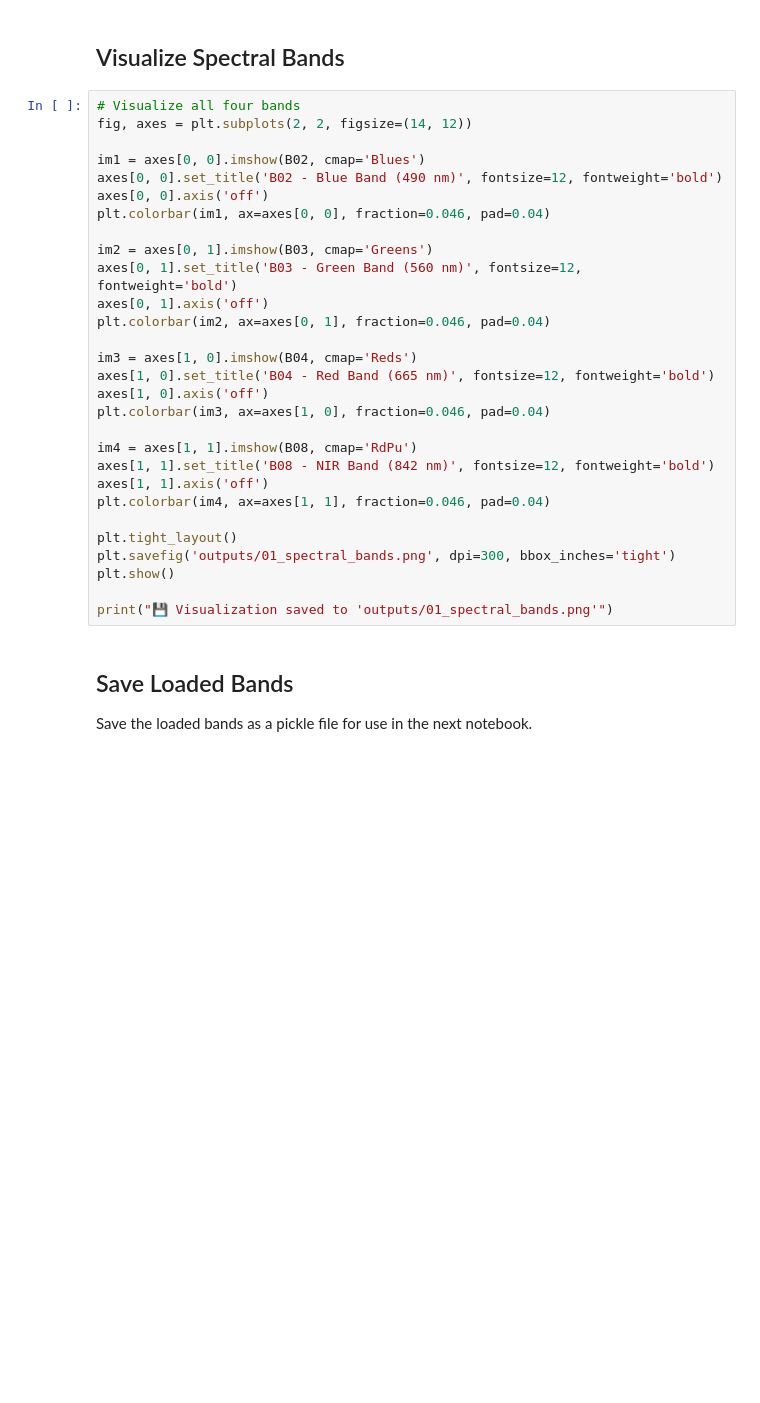
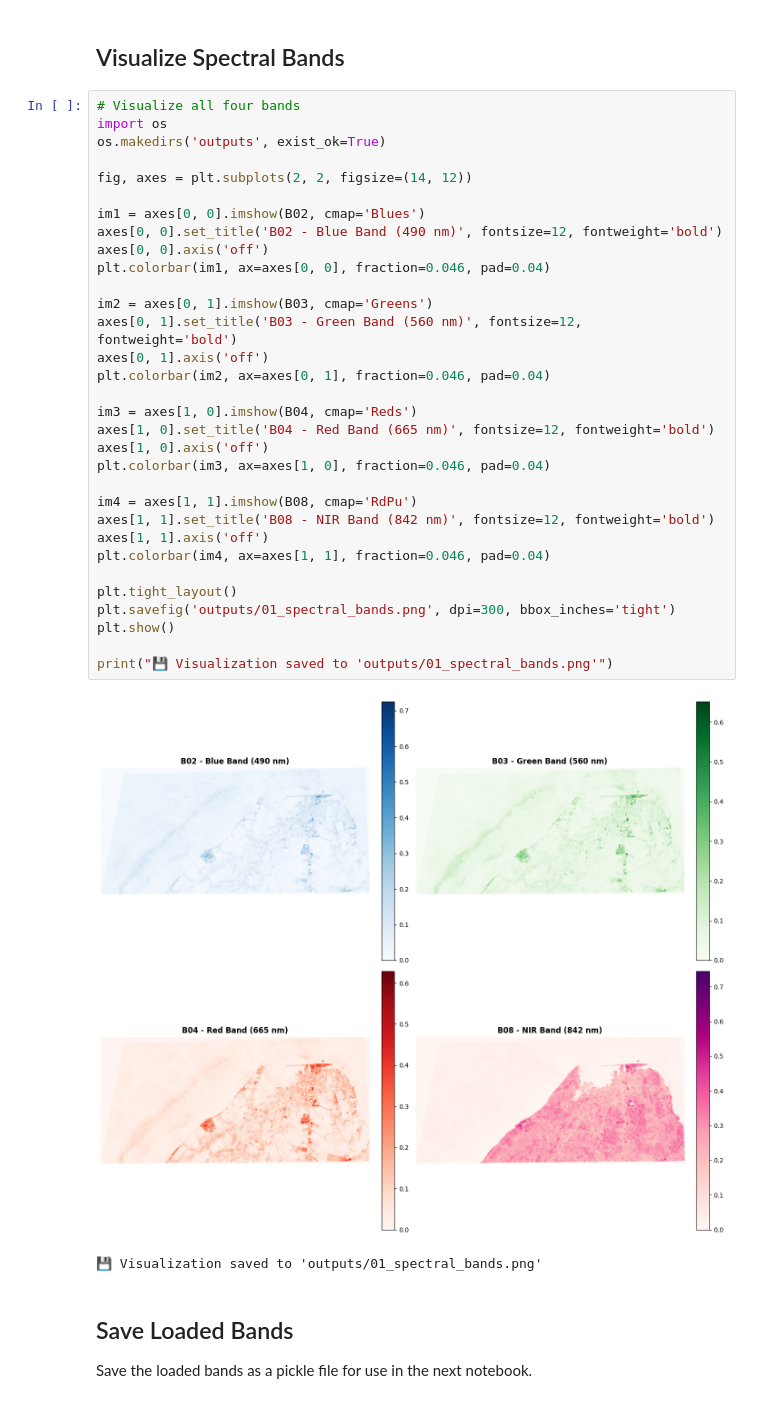
Before and after one commit to kuroi17/CoastalAssesment, a Jupyter notebook: 01_data_loading.ipynb, the cells around one changed output. Saved outputs shown, nothing was run; the diff lists cells and outputs as text; blank space fills up the shorter version.

```diff
--- a/01_data_loading.ipynb
+++ b/01_data_loading.ipynb
@@ -58,33 +74,39 @@ print(f"  B08 (NIR)   - Min: {B08.min():.4f}, Max: {B08.max():.4f}, Mean: {B08.m
 ## Visualize Spectral Bands
 # %%
 # Visualize all four bands
+import os
+os.makedirs('outputs', exist_ok=True)
+
 fig, axes = plt.subplots(2, 2, figsize=(14, 12))
 
 im1 = axes[0, 0].imshow(B02, cmap='Blues')
 axes[0, 0].set_title('B02 - Blue Band (490 nm)', fontsize=12, fontweight='bold')
 axes[0, 0].axis('off')
 plt.colorbar(im1, ax=axes[0, 0], fraction=0.046, pad=0.04)
 
 im2 = axes[0, 1].imshow(B03, cmap='Greens')
 axes[0, 1].set_title('B03 - Green Band (560 nm)', fontsize=12, fontweight='bold')
 axes[0, 1].axis('off')
 plt.colorbar(im2, ax=axes[0, 1], fraction=0.046, pad=0.04)
 
 im3 = axes[1, 0].imshow(B04, cmap='Reds')
 axes[1, 0].set_title('B04 - Red Band (665 nm)', fontsize=12, fontweight='bold')
 axes[1, 0].axis('off')
 plt.colorbar(im3, ax=axes[1, 0], fraction=0.046, pad=0.04)
 
 im4 = axes[1, 1].imshow(B08, cmap='RdPu')
 axes[1, 1].set_title('B08 - NIR Band (842 nm)', fontsize=12, fontweight='bold')
 axes[1, 1].axis('off')
 plt.colorbar(im4, ax=axes[1, 1], fraction=0.046, pad=0.04)
 
 plt.tight_layout()
 plt.savefig('outputs/01_spectral_bands.png', dpi=300, bbox_inches='tight')
 plt.show()
 
 print("💾 Visualization saved to 'outputs/01_spectral_bands.png'")
+# %% [output]
+[figure, added]
+💾 Visualization saved to 'outputs/01_spectral_bands.png'
 # %% [markdown]
 ## Save Loaded Bands
 
```
Also changed, not shown: parts of 3 cells of this notebook, 9 other files.
